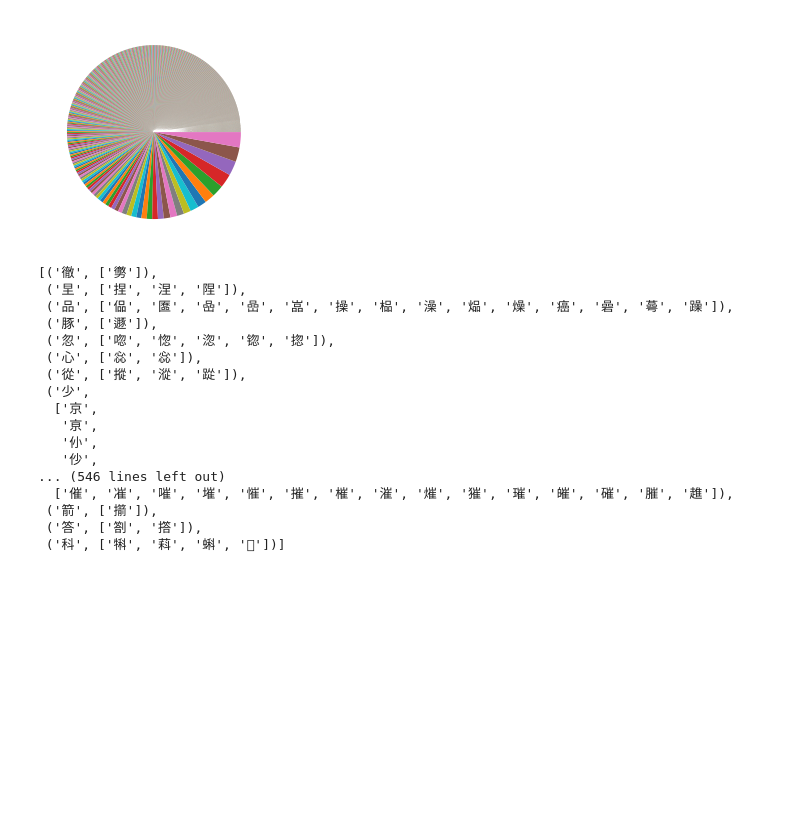
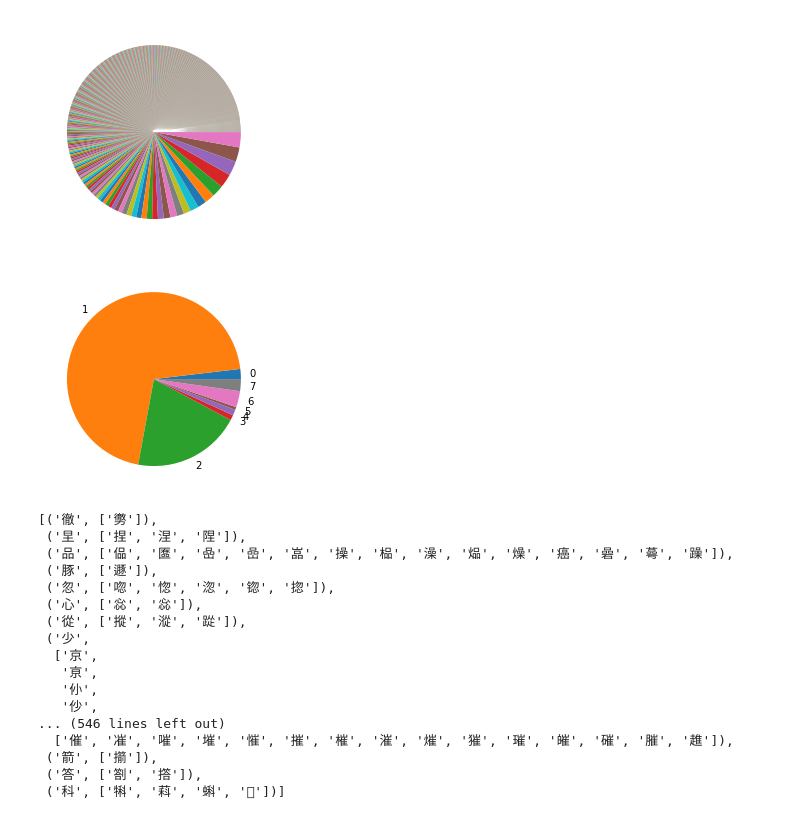
Before and after one commit to Abgetrennter/visiual_textattack, a Jupyter notebook: Code/1.ipynb, the cells around one changed output. Drawn from its saved outputs; the diff is of its cells as text; code cells hidden in the pictures; blank space fills up the shorter version.

```diff
--- a/1.ipynb
+++ b/Code/1.ipynb
@@ -77,3 +99,6 @@ NameError: name 'hc' is not defined
 # %%
+
 with open("data/chinese-word-structure/结构字典（20000字）.txt","r",encoding="utf8") as f:
     stru=eval(f.read())
+stru={key:HanziStructure(int(value)) for key,value in stru.items()}
+pickle.dump(stru,open("data/MyHanziData/HanziStructure.pkl","wb"))
@@ -84,9 +105,16 @@ next(iter(stru.keys()))
+# %%
+from collections import Counter
+qwer=Counter(stru.values())
 # %%
 data = {}
+# a={"才":"扌"}
 with open("data/chinese-word-structure/chinese_word_structure_14k.tsv", "r", encoding="utf8") as f:
     for line in f:
         key, *items = line.strip().split('\t')
         s = items[-1].strip().split()  # 选择第一个然后做一些改动
+        for index,c in enumerate(s[:]):
+            if c == "才":
+                s[index]="扌"
         # if len(s) > 3:
         #     continue
         # s-=replace
@@ -94,9 +122,9 @@ with open("data/chinese-word-structure/chinese_word_structure_14k.tsv", "r", enc
         # s-=qqq
         # print(a,s,qqq)
         # s.update(_dict[_] for _ in qqq)
-        if t:=a.intersection(s):
-            for i in t:
-                s[s.index(i)]=_dict[i]
+        # # if t:=a.intersection(s):
+        #     for i in t:
+        #         s[s.index(i)]=_dict[i]
             # temp1=sorted([i.strip().split() for i in items],key=len)
             # 有序所以不用排序
             # temp1=[i for i in temp1 if len(i)==i[0]]
@@ -182,8 +272,8 @@ c.most_common(5)
 # %%
 import matplotlib.pyplot as plt
 def pie(_d):
-    plt.pie(sorted(_d.values()),
-            # labels=_d.keys(),  # 设置饼图标签
+    plt.pie(_d.values(),
+            labels=[int(_) for _ in _d.keys()],  # 设置饼图标签
             # autopct='%.2f%%',  # 格式化输出百分比
             )
     plt.show()
@@ -191,6 +281,10 @@ def pie(_d):
 pie(c)
 # %% [output]
 [figure]
+# %%
+pie(qwer)
+# %% [output]
+[figure, added]
 # %%
 qq={name:[] for name in set(aa)}
 for chara,splits in data.items():
```
Also changed, not shown: parts of 10 cells of this notebook, 35 other files.
